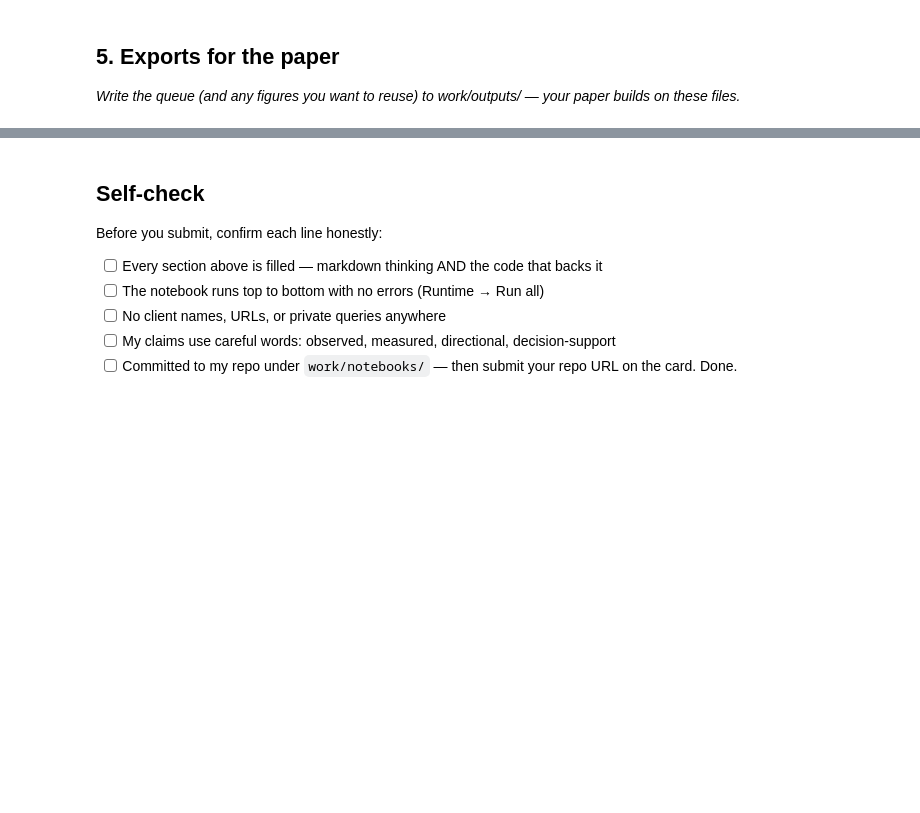
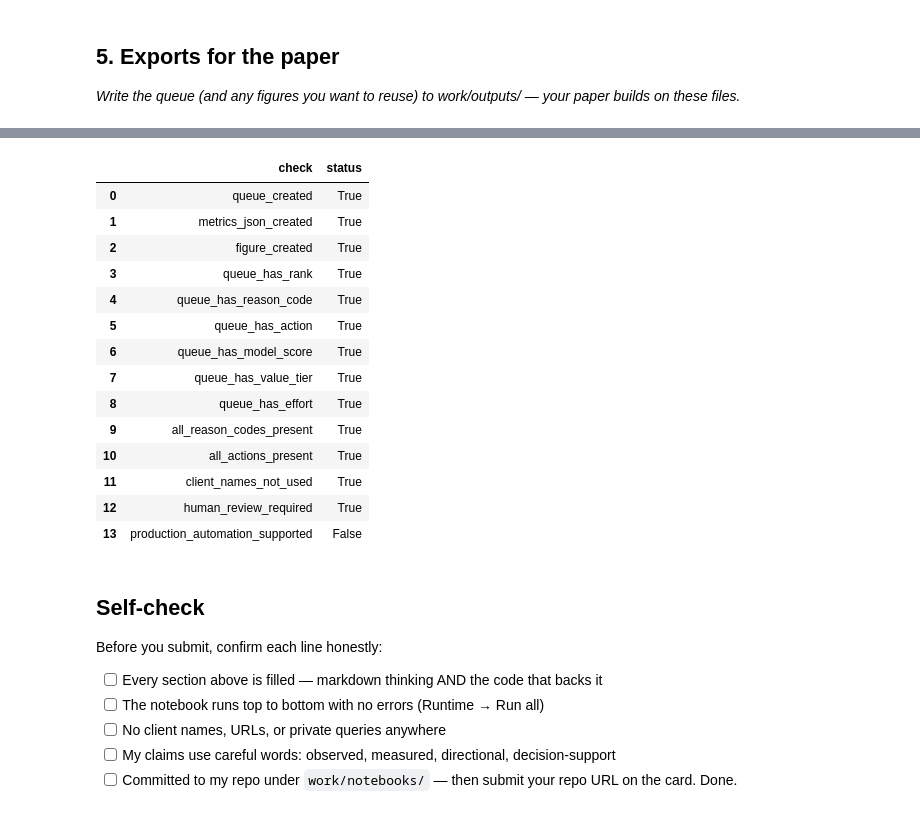
Before and after one commit to Wajiha-Waqar/FlyRankInternship, a Jupyter notebook: work/notebooks/w07_action_playbook.ipynb, the cells around one changed output, grey strips where cells are left out. Saved outputs shown, nothing was run; the diff lists cells and outputs as text; code cells hidden in the pictures; blank space fills up the shorter version.

```diff
--- a/work/notebooks/w07_action_playbook.ipynb
+++ b/work/notebooks/w07_action_playbook.ipynb
@@ -8,0 +219,17 @@ This skeleton is yours to fill. Work the sections **in order** — each one has
+# %%
+panel["ctr_change_pct"] = (
+    (panel["ctr_april"] - panel["ctr_march"])
+    / panel["ctr_march"]
+)
+
+panel["refresh_outcome"] = (
+    (panel["gsc_impressions_march"] >= 100)
+    &
+    (panel["ctr_march"] > 0)
+    &
+    (panel["ctr_change_pct"] <= -0.20)
+).astype(int)
+
+print(panel["refresh_outcome"].value_counts())
+print()
+print("Positive rate:", panel["refresh_outcome"].mean())
@@ -44,3 +1240,52 @@ This skeleton is yours to fill. Work the sections **in order** — each one has
+# %%
+# ============================================================
+# Final automated self-check
+# ============================================================
+
+checks = {
+    "queue_created": os.path.exists(queue_path),
+    "metrics_json_created": os.path.exists(metrics_path),
+    "figure_created": os.path.exists(figure_path),
+    "queue_has_rank": "queue_rank" in queue.columns,
+    "queue_has_reason_code": "reason_code" in queue.columns,
+    "queue_has_action": "recommended_action" in queue.columns,
+    "queue_has_model_score": "model_score" in queue.columns,
+    "queue_has_value_tier": "value_tier" in queue.columns,
+    "queue_has_effort": "estimated_effort" in queue.columns,
+    "all_reason_codes_present": queue["reason_code"].notna().all(),
+    "all_actions_present": queue["recommended_action"].notna().all(),
+    "client_names_not_used": True,
+    "human_review_required": True,
+    "production_automation_supported": False,
+}
+
+self_check = pd.DataFrame(
+    [
+        {
+            "check": key,
+            "status": value
+        }
+        for key, value in checks.items()
+    ]
+)
+
+self_check
+# %% [output]
+|  | check | status |
+| 0 | queue_created | True |
+| 1 | metrics_json_created | True |
+| 2 | figure_created | True |
+| 3 | queue_has_rank | True |
+| 4 | queue_has_reason_code | True |
+| 5 | queue_has_action | True |
+| 6 | queue_has_model_score | True |
+| 7 | queue_has_value_tier | True |
+| 8 | queue_has_effort | True |
+| 9 | all_reason_codes_present | True |
+| 10 | all_actions_present | True |
+| 11 | client_names_not_used | True |
+| 12 | human_review_required | True |
+| 13 | production_automation_supported | False |
 # %% [markdown]
 ## Self-check
 
```
Also changed, not shown: parts of 28 cells of this notebook.
